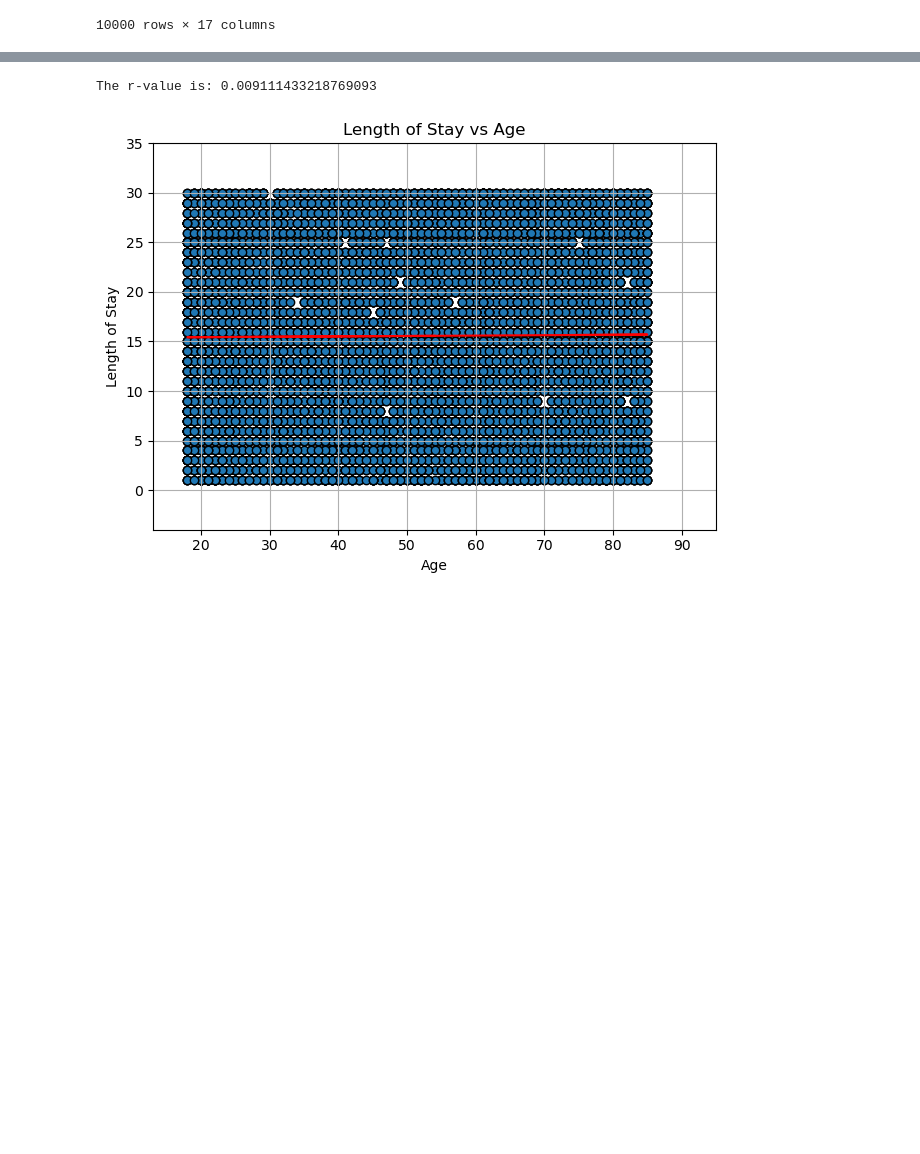
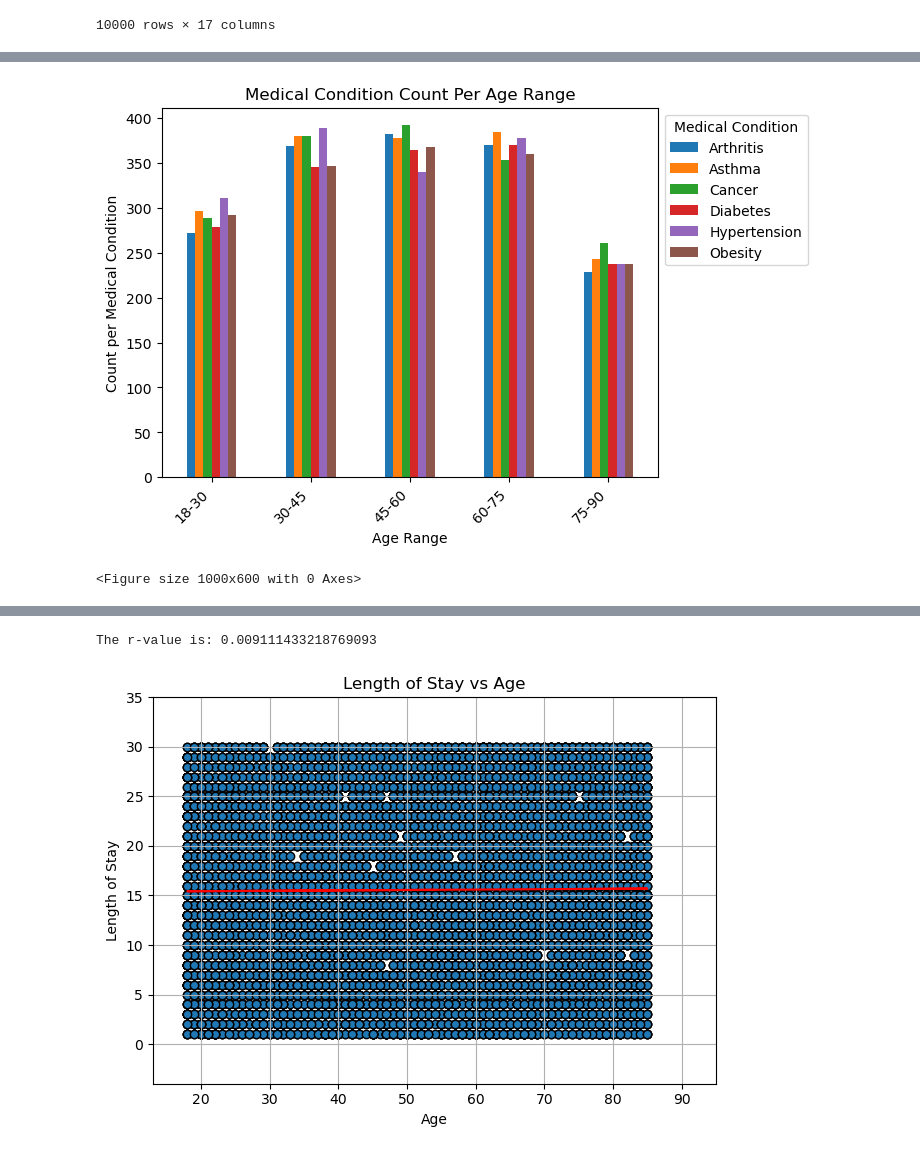
Before and after one commit to Handro4/Bootcamp-Project1, a Jupyter notebook: main.py/Healthcare.ipynb, the cells around one changed output, grey strips where cells are left out. Cells and saved outputs as stored; diff of their text form; code cells hidden in the pictures; blank space fills up the shorter version.

```diff
--- a/main.py/Healthcare.ipynb
+++ b/main.py/Healthcare.ipynb
@@ -284,0 +283,6 @@ plt.savefig(os.path.join(out_path, "Average_Stay_vs_Age_Range.png"))
+# %%
+# Wanted to look at the count of medical conditions per age range
+age_condition = new_metadata.groupby("Age Range")["Medical Condition"].value_counts()
+
+age_condition = pd.DataFrame(age_condition)
+age_condition
@@ -284,0 +308,17 @@ plt.savefig(os.path.join(out_path, "Average_Stay_vs_Age_Range.png"))
+# %%
+#Create barchart to compare the total of each medical condition per age group
+age_condition['count'].unstack().plot(kind='bar')
+
+# Add labels and title
+plt.xlabel('Age Range')
+plt.xticks(rotation=45, ha='right')
+plt.ylabel('Count per Medical Condition')
+plt.title('Medical Condition Count Per Age Range')
+plt.legend(title='Medical Condition', bbox_to_anchor=(1, 1), loc='best')
+plt.figure(figsize=(10, 6))
+plt.tight_layout()
+#Save image as PNG
+plt.savefig(os.path.join(out_path, "Medical_Condition_Per_Age_Range.png"))
+# %% [output]
+[figure, added]
+<Figure size 1000x600 with 0 Axes>
```
Also changed, not shown: parts of 20 cells of this notebook, 13 other files.
